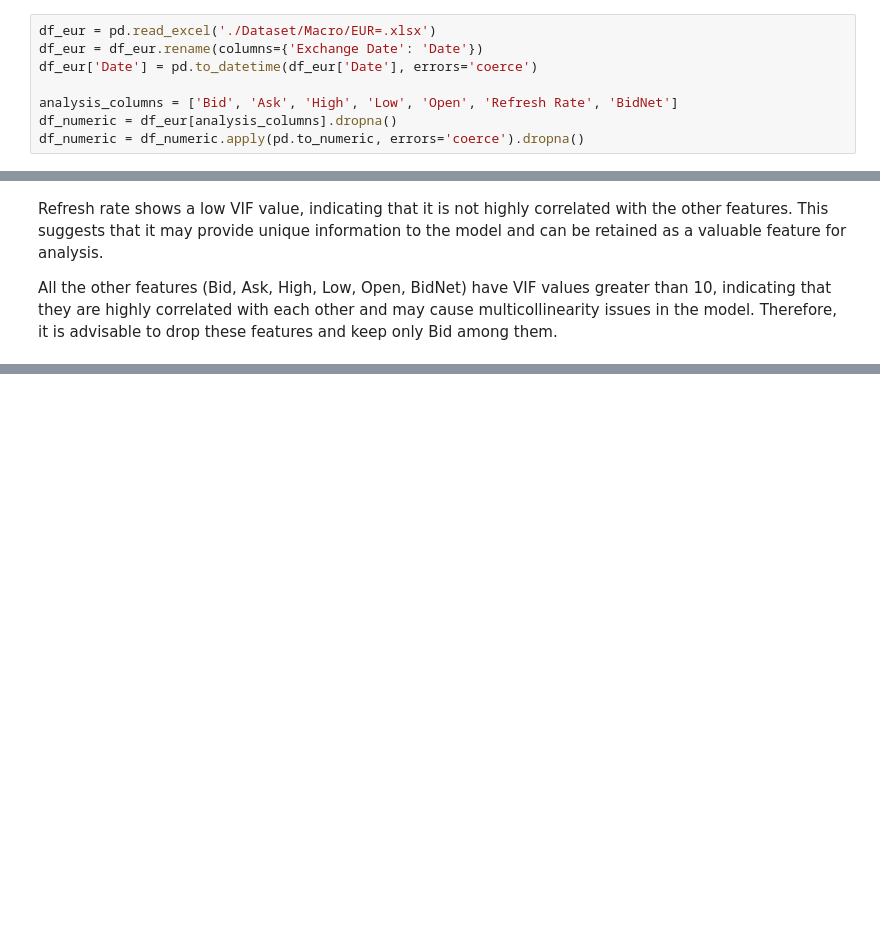
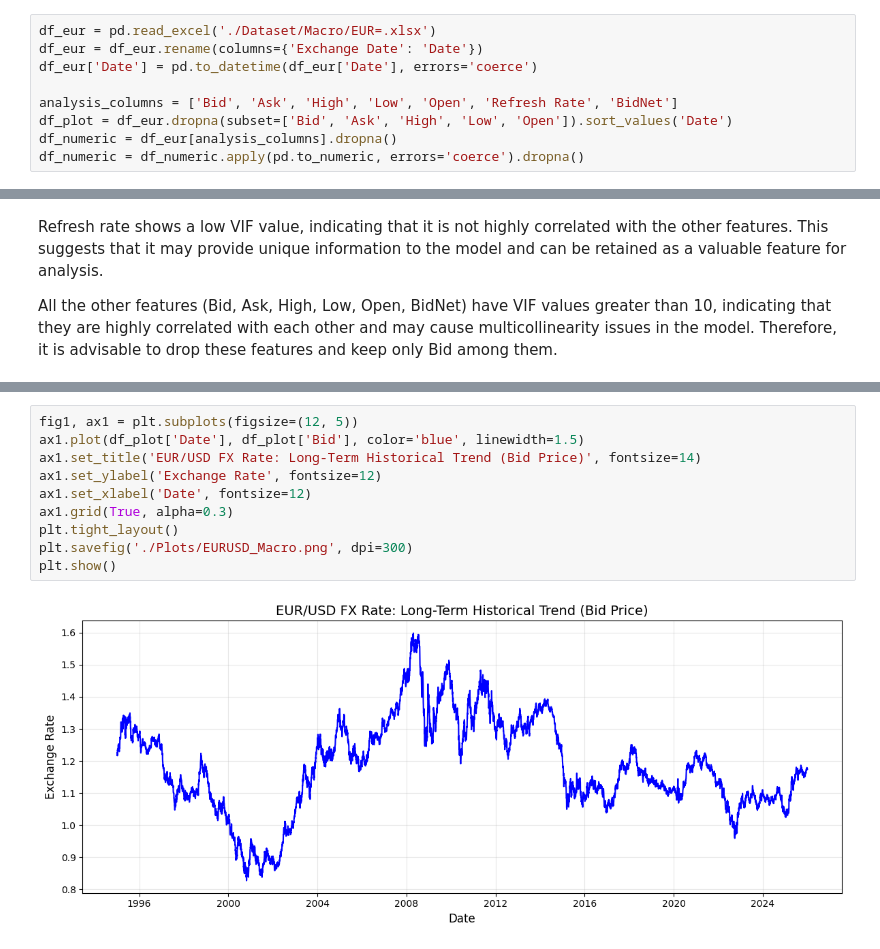
Before and after one commit to dvdbaggio/Mixed-Frequency-Forecasting, a Jupyter notebook: macro_features_correlation.ipynb, the cells around one changed output, grey strips where cells are left out. Saved outputs shown, nothing was run; the diff lists cells and outputs as text; blank space fills up the shorter version.

```diff
--- a/macro_features_correlation.ipynb
+++ b/macro_features_correlation.ipynb
@@ -87,6 +104,7 @@ df_eur = df_eur.rename(columns={'Exchange Date': 'Date'})
 df_eur['Date'] = pd.to_datetime(df_eur['Date'], errors='coerce')
 
 analysis_columns = ['Bid', 'Ask', 'High', 'Low', 'Open', 'Refresh Rate', 'BidNet']
+df_plot = df_eur.dropna(subset=['Bid', 'Ask', 'High', 'Low', 'Open']).sort_values('Date')
 df_numeric = df_eur[analysis_columns].dropna()
 df_numeric = df_numeric.apply(pd.to_numeric, errors='coerce').dropna()
 # %%
@@ -143,0 +161,12 @@ BidNet        1.000000
+# %%
+fig1, ax1 = plt.subplots(figsize=(12, 5))
+ax1.plot(df_plot['Date'], df_plot['Bid'], color='blue', linewidth=1.5)
+ax1.set_title('EUR/USD FX Rate: Long-Term Historical Trend (Bid Price)', fontsize=14)
+ax1.set_ylabel('Exchange Rate', fontsize=12)
+ax1.set_xlabel('Date', fontsize=12)
+ax1.grid(True, alpha=0.3)
+plt.tight_layout()
+plt.savefig('./Plots/EURUSD_Macro.png', dpi=300)
+plt.show()
+# %% [output]
+[figure, added]
```
Also changed, not shown: parts of 13 cells of this notebook, 13 other files.
